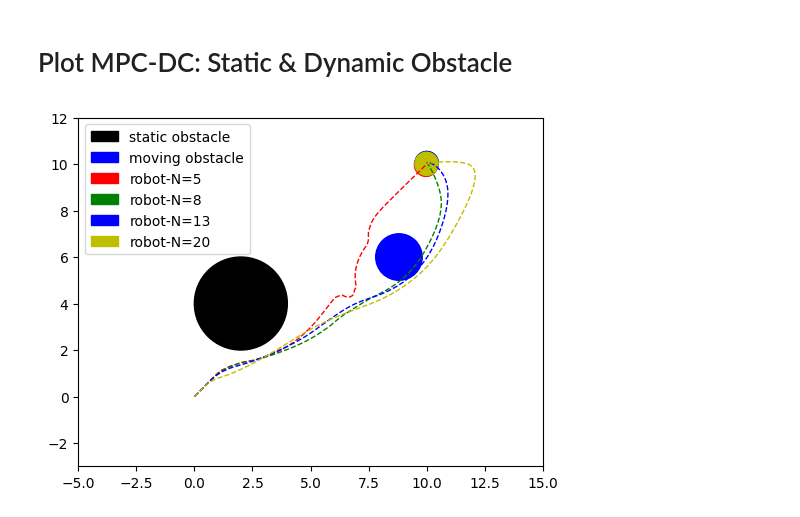
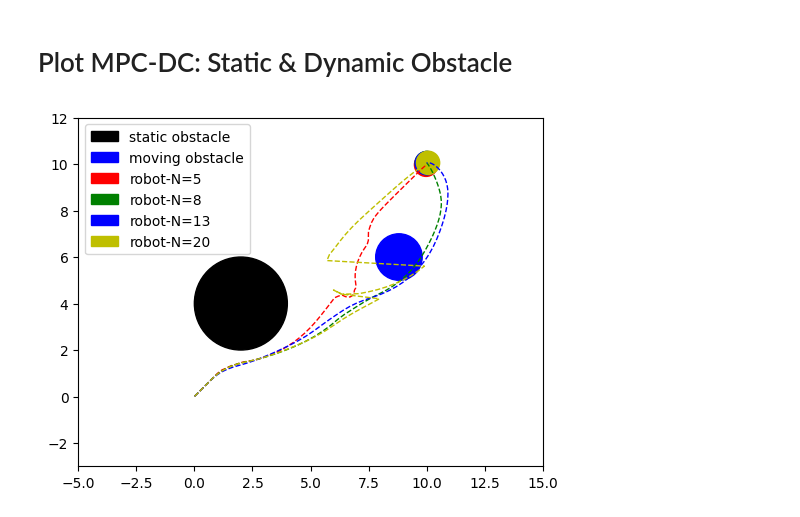
Before and after one commit to shubhamsingh91/simple-mpc-cbf, a Jupyter notebook: plot.ipynb, the cells around one changed output. Drawn from its saved outputs; the diff is of its cells as text; code cells hidden in the pictures.

```diff
--- a/plot.ipynb
+++ b/plot.ipynb
@@ -399,7 +399,7 @@ with open('./data/mpc_dc_static_and_dynamic_N_8.pkl', 'rb') as file:
     mpc_dc_static_and_dynamic_N_8 = pickle.load(file)
 with open('./data/mpc_dc_static_and_dynamic_N_13.pkl', 'rb') as file:
     mpc_dc_static_and_dynamic_N_13 = pickle.load(file)
-with open('./data/mpc_dc_static_and_dynamic_N_20.pkl', 'rb') as file:
+with open('./data/mpc_dc_static_and_dynamic_N_10.pkl', 'rb') as file:
     mpc_dc_static_and_dynamic_N_20 = pickle.load(file)
 
 # Set up the figure, axis, and plot element
@@ -490,31 +490,31 @@ def update(frame):
     else:
         robot_x_path = mpc_dc_static_and_dynamic_N_13['x']; robot_y_path = mpc_dc_static_and_dynamic_N_13['y']
         robot_N_13.set_center((robot_x_path[-1],robot_y_path[-1]))
         trace_N_13.set_data(robot_x_path, robot_y_path)
 
     # render robot trajectory for N = 20
     moving_circle.set_center((x, 6))
     if frame <= len(mpc_dc_static_and_dynamic_N_20['x']) - 1:
         robot_x_path = mpc_dc_static_and_dynamic_N_20['x']; robot_y_path = mpc_dc_static_and_dynamic_N_20['y']
         robot_N_20.set_center((robot_x_path[frame], robot_y_path[frame]))
         trace_N_20.set_data(robot_x_path[:frame], robot_y_path[:frame])
     else:
         robot_x_path = mpc_dc_static_and_dynamic_N_20['x']; robot_y_path = mpc_dc_static_and_dynamic_N_20['y']
         robot_N_20.set_center((robot_x_path[-1],robot_y_path[-1]))
         trace_N_20.set_data(robot_x_path, robot_y_path)
 
 
     return moving_circle, robot_N_05, robot_N_08, robot_N_13, robot_N_20
 
 # Create the animation
 ani = animation.FuncAnimation(fig, update, frames=150, init_func=init, blit=True, repeat=True)
 ax.legend(loc='upper left')
 # Save the animation to a GIF file
 ani.save('./figs/animation_mpc_dc_static_and_dynamic.gif', writer='pillow', fps=10)
 
 
 # Display the animation
 # plt.savefig('./figs/mpc_dc_static_and_dynamic.png')
 plt.show()
 # %% [output]
-[figure, old version]
+[figure, new version]
```
Also changed, not shown: 3 other files.
